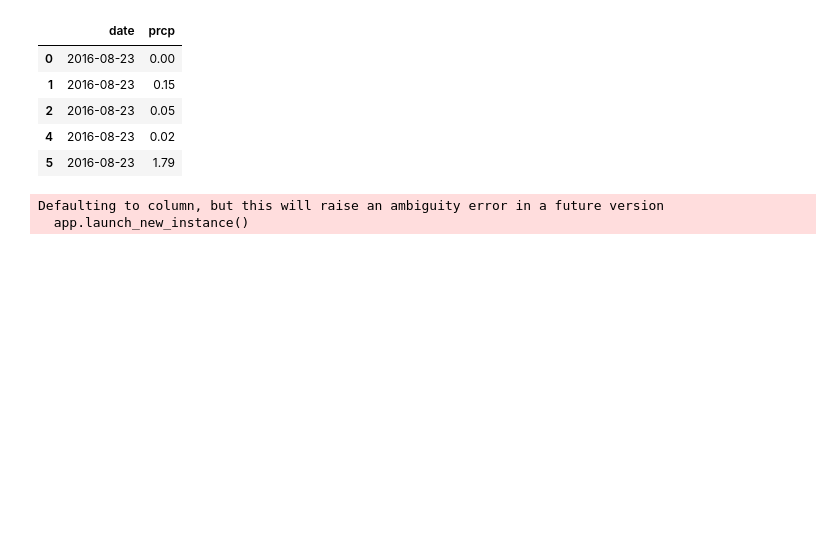
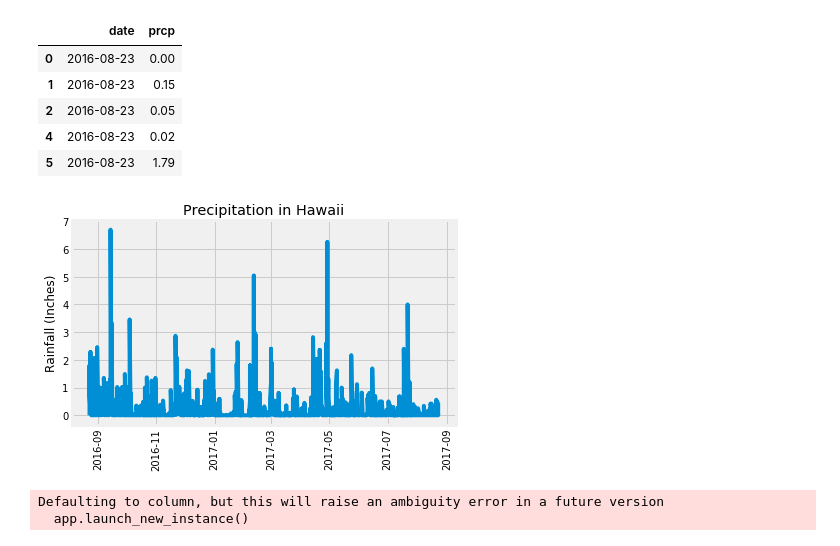
Before and after one commit to lwiggins32605/SQLAlchemyHomework, a Jupyter notebook: Wiggins_climate_starter.ipynb, the cells around one changed output. Cells and saved outputs as stored; diff of their text form; code cells hidden in the pictures; blank space fills up the shorter version.

```diff
--- a/Wiggins_climate_starter.ipynb
+++ b/Wiggins_climate_starter.ipynb
@@ -53,6 +53,17 @@ date_prcp_df.head(5)
 | 2 | 2016-08-23 | 0.05 |
 | 4 | 2016-08-23 | 0.02 |
 | 5 | 2016-08-23 | 1.79 |
+# %%
+date_prcp_df['date']  = pd.to_datetime(date_prcp_df['date'])
+plt.plot(date_prcp_df['date'], date_prcp_df['prcp'])
+plt.title("Precipitation in Hawaii")
+plt.xlabel('')
+plt.ylabel('Rainfall (Inches)')
+plt.xticks(rotation='90')
+plt.tight_layout()
+plt.show()
+# %% [output]
+[figure, added]
 # %%
 # Design a query to retrieve the last 12 months of precipitation data and plot the results.
 #Starting from the last data point in the database.
```
Also changed, not shown: parts of 8 cells of this notebook.
